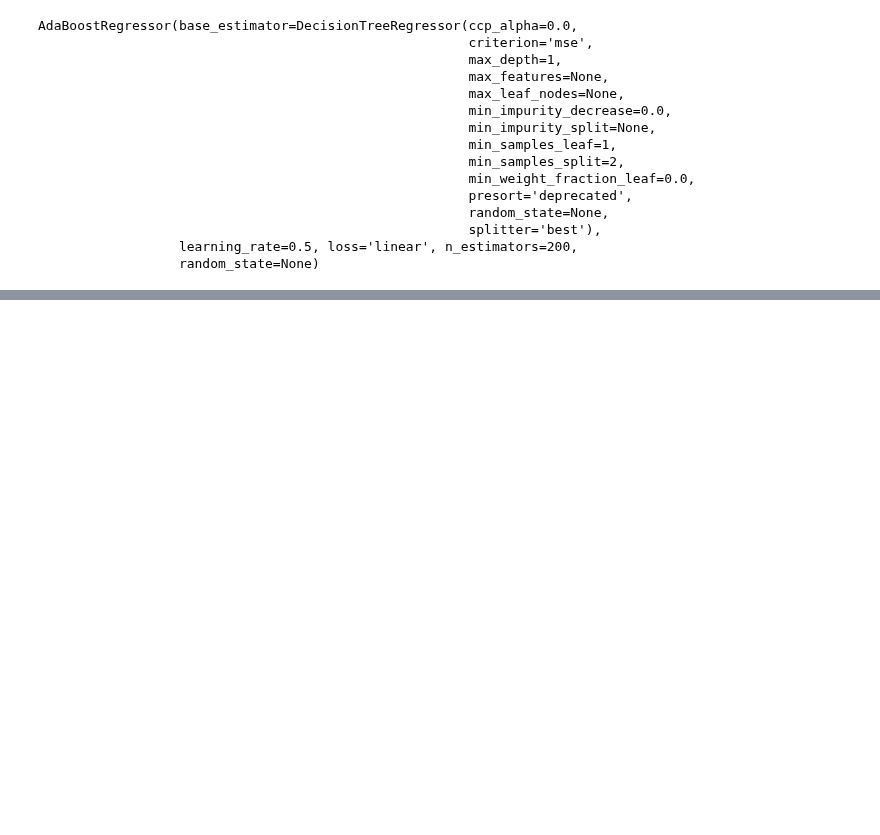
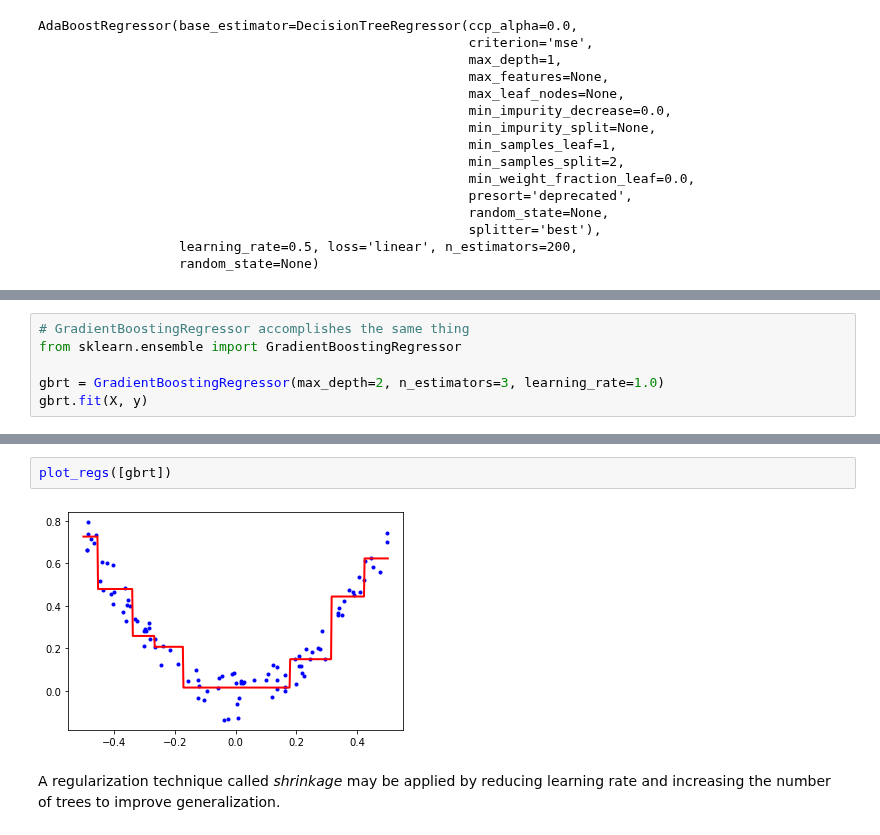
Before and after one commit to codywill/ml-sandbox, a Jupyter notebook: hands-on/Chapter 7 - Ensemble Learning.ipynb, the cells around one changed output, grey strips where cells are left out. Saved outputs shown, nothing was run; the diff lists cells and outputs as text; blank space fills up the shorter version.

Commit message:
Added notes on gradient boosting and stacking

```diff
--- a/hands-on/Chapter 7 - Ensemble Learning.ipynb
+++ b/hands-on/Chapter 7 - Ensemble Learning.ipynb
@@ -460,0 +528,6 @@ mean_squared_error(y_test, ada_reg.predict(X_test))
+# %%
+# GradientBoostingRegressor accomplishes the same thing
+from sklearn.ensemble import GradientBoostingRegressor
+
+gbrt = GradientBoostingRegressor(max_depth=2, n_estimators=3, learning_rate=1.0)
+gbrt.fit(X, y)
@@ -460,0 +544,6 @@ mean_squared_error(y_test, ada_reg.predict(X_test))
+# %%
+plot_regs([gbrt])
+# %% [output]
+[figure, added]
+# %% [markdown]
+A regularization technique called *shrinkage* may be applied by reducing learning rate and increasing the number of trees to improve generalization.
```
Also changed, not shown: parts of 42 cells of this notebook.
